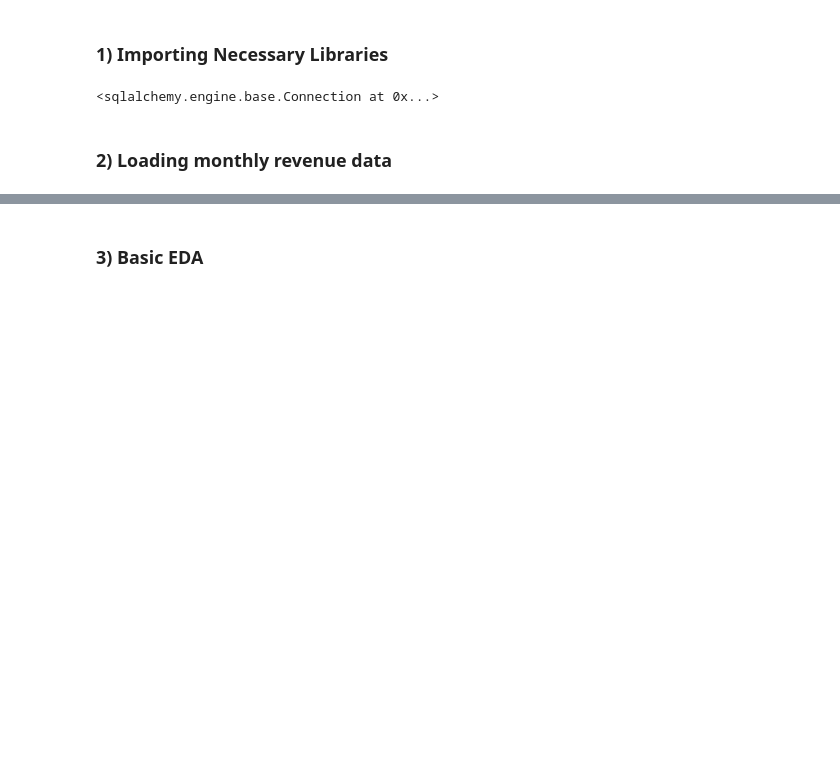
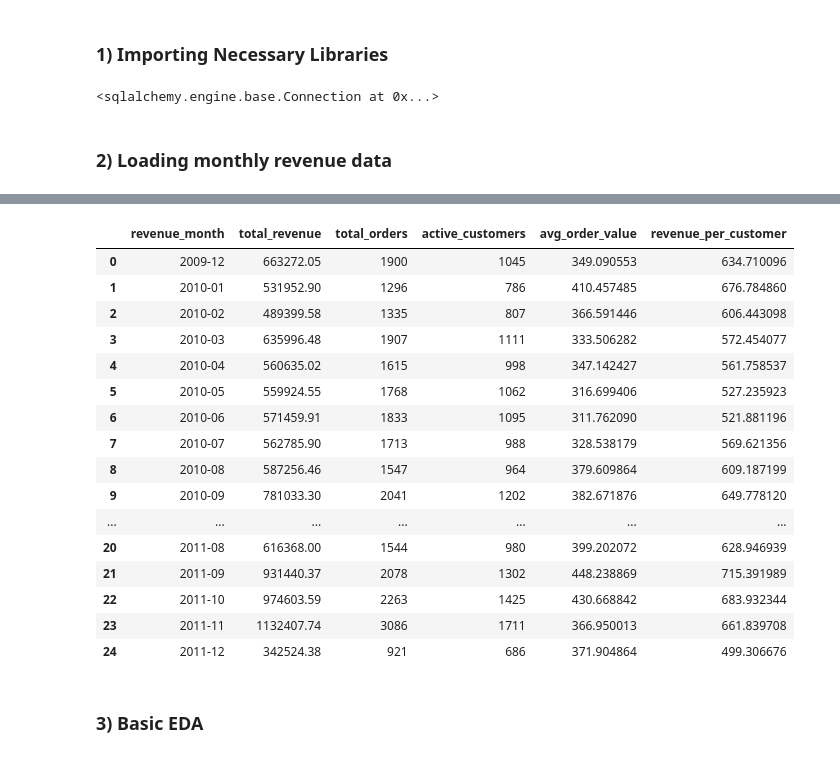
Before and after one commit to Notyashsingh/customer-revenue-analytics, a Jupyter notebook: notebooks/05_forecasting_and_insights.ipynb, the cells around one changed output, grey strips where cells are left out. Cells and saved outputs as stored; diff of their text form; code cells hidden in the pictures; blank space fills up the shorter version.

```diff
--- a/notebooks/05_forecasting_and_insights.ipynb
+++ b/notebooks/05_forecasting_and_insights.ipynb
@@ -39,3 +44,23 @@ df.head()
+# %%
+df
+# %% [output]
+|  | revenue_month | total_revenue | total_orders | active_customers | avg_order_value | revenue_per_customer |
+| 0 | 2009-12 | 663272.05 | 1900 | 1045 | 349.090553 | 634.710096 |
+| 1 | 2010-01 | 531952.90 | 1296 | 786 | 410.457485 | 676.784860 |
+| 2 | 2010-02 | 489399.58 | 1335 | 807 | 366.591446 | 606.443098 |
+| 3 | 2010-03 | 635996.48 | 1907 | 1111 | 333.506282 | 572.454077 |
+| 4 | 2010-04 | 560635.02 | 1615 | 998 | 347.142427 | 561.758537 |
+| 5 | 2010-05 | 559924.55 | 1768 | 1062 | 316.699406 | 527.235923 |
+| 6 | 2010-06 | 571459.91 | 1833 | 1095 | 311.762090 | 521.881196 |
+| 7 | 2010-07 | 562785.90 | 1713 | 988 | 328.538179 | 569.621356 |
+| 8 | 2010-08 | 587256.46 | 1547 | 964 | 379.609864 | 609.187199 |
+| 9 | 2010-09 | 781033.30 | 2041 | 1202 | 382.671876 | 649.778120 |
+| ... | ... | ... | ... | ... | ... | ... |
+| 20 | 2011-08 | 616368.00 | 1544 | 980 | 399.202072 | 628.946939 |
+| 21 | 2011-09 | 931440.37 | 2078 | 1302 | 448.238869 | 715.391989 |
+| 22 | 2011-10 | 974603.59 | 2263 | 1425 | 430.668842 | 683.932344 |
+| 23 | 2011-11 | 1132407.74 | 3086 | 1711 | 366.950013 | 661.839708 |
+| 24 | 2011-12 | 342524.38 | 921 | 686 | 371.904864 | 499.306676 |
 # %% [markdown]
 ### **3) Basic EDA**
 # %%
```
Also changed, not shown: parts of 7 cells of this notebook, 14 other files.
